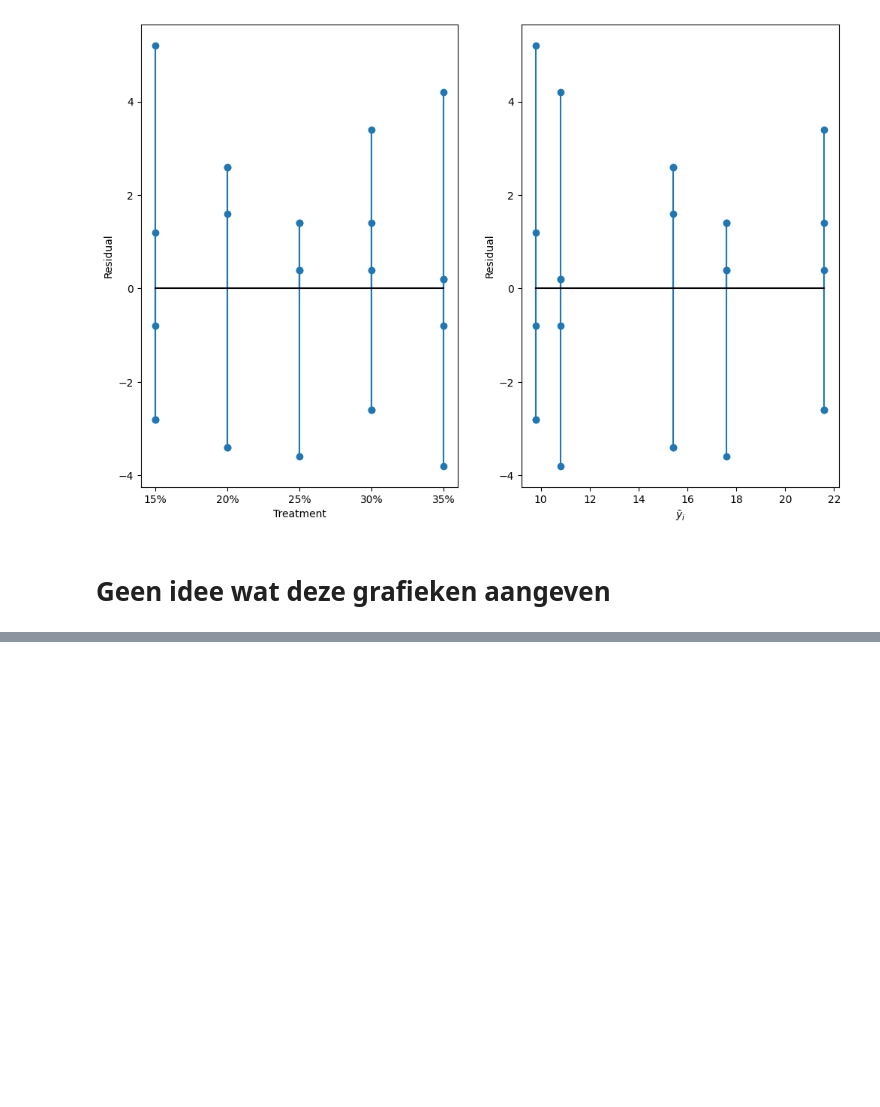
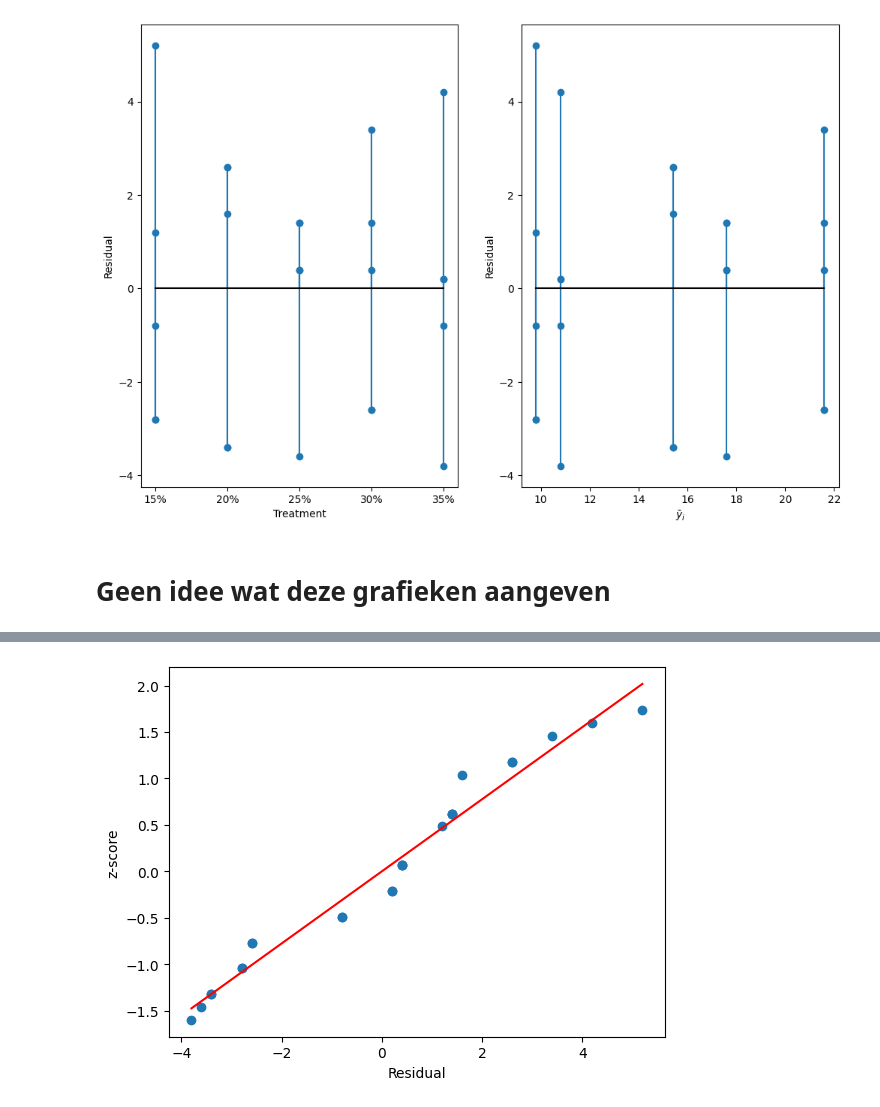
Before and after one commit to R4vante/School, a Jupyter notebook: DOE/ex13_5.ipynb, the cells around one changed output, grey strips where cells are left out. Saved outputs shown, nothing was run; the diff lists cells and outputs as text; code cells hidden in the pictures; blank space fills up the shorter version.

```diff
--- a/DOE/ex13_5.ipynb
+++ b/DOE/ex13_5.ipynb
@@ -163,0 +157,19 @@ plt.show()
+# %%
+residuals = df_melt['residuals'].values.tolist()
+residuals.sort()
+residuals = np.round(residuals,2)
+residuals
+ind = [1]
+
+for i in range(1, len(residuals)):
+    if residuals[i] == residuals[i-1]:
+        ind.append(ind[i-1])
+    else:
+        ind.append(i+1)
+
+ind
+chance = [(i-0.5)/len(residuals) for i in ind]
+z = stats.zscore(chance)
+residuals = np.transpose(residuals)
+residuals = residuals[:,np.newaxis]
+az = np.linalg.lstsq(residuals, z)
@@ -163,0 +179,9 @@ plt.show()
+# %%
+fig, ax1 = plt.subplots(1,1)
+ax1.plot(residuals, az[0]*residuals, 'r')
+ax1.scatter(residuals, z)
+ax1.set_ylabel('z-score')
+ax1.set_xlabel('Residual')
+plt.show()
+# %% [output]
+[figure, added]
```
Also changed, not shown: parts of 4 cells of this notebook, 4 other files.
